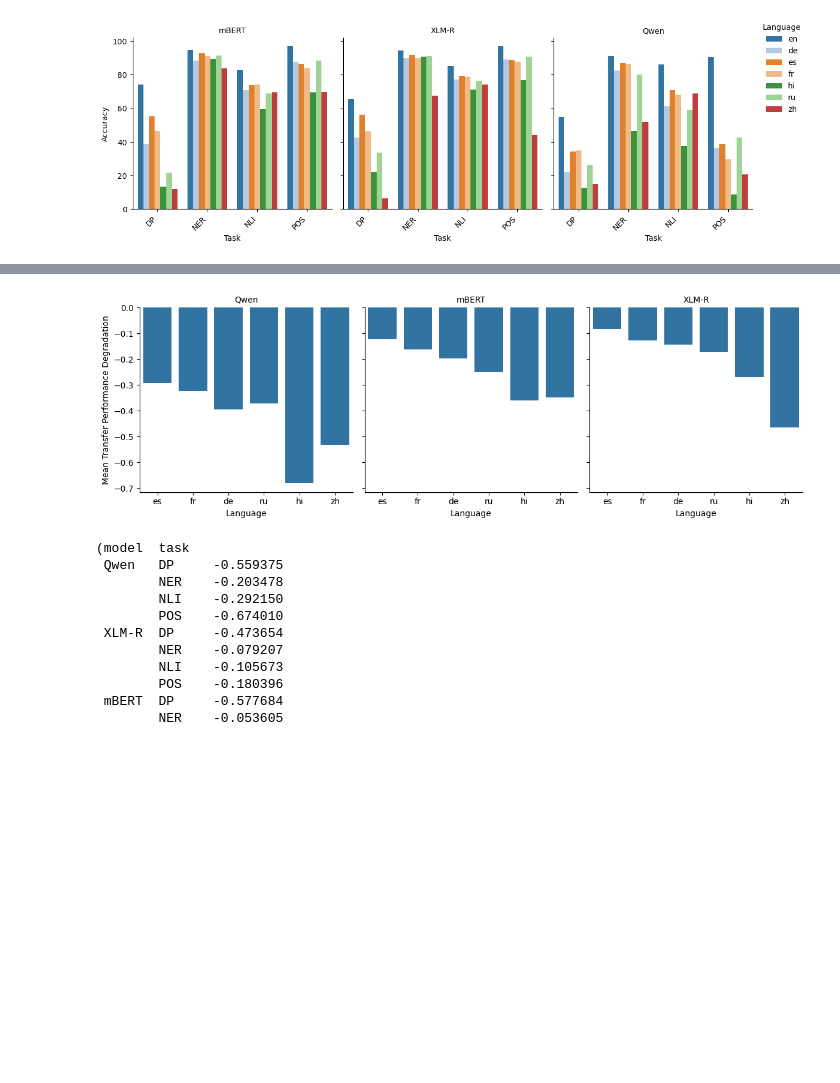
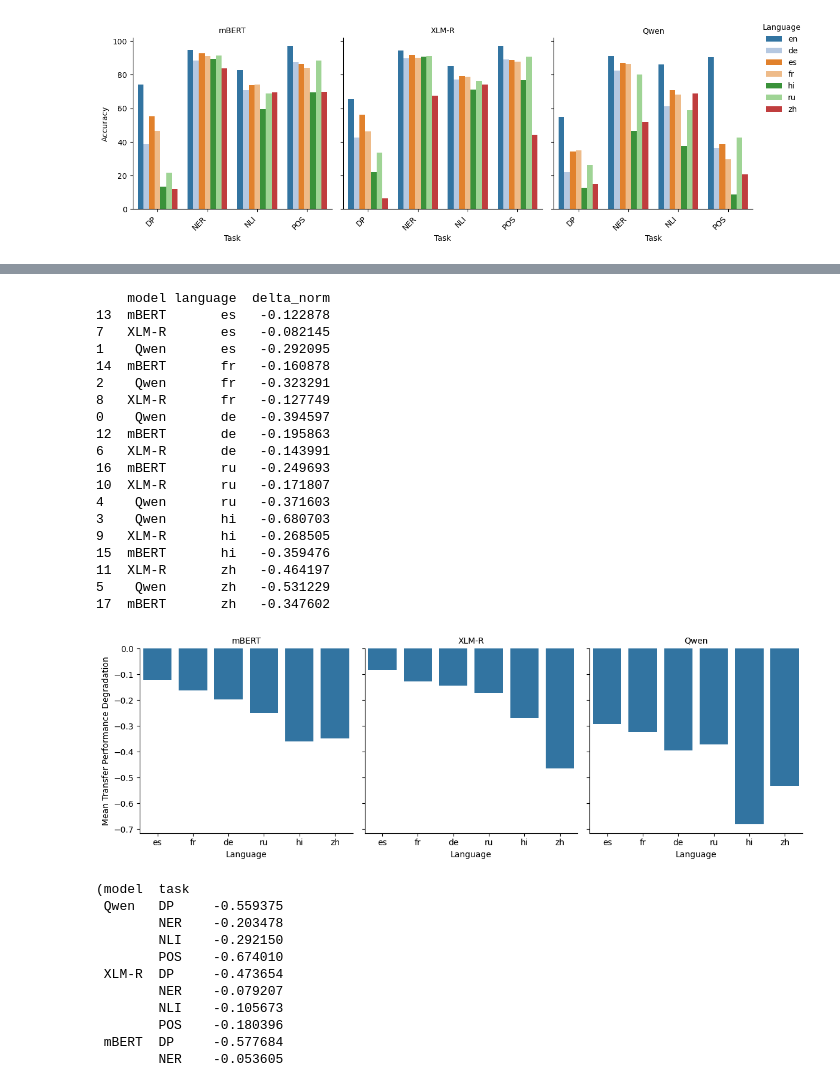
Before and after one commit to erafkin/xling_task_transfer, a Jupyter notebook: notebooks/figure_generation.ipynb, the cells around one changed output, grey strips where cells are left out. Cells and saved outputs as stored; diff of their text form; code cells hidden in the pictures; blank space fills up the shorter version.

```diff
--- a/notebooks/figure_generation.ipynb
+++ b/notebooks/figure_generation.ipynb
@@ -252,37 +252,60 @@ df_remove_en = df_test_scores.loc[df_test_scores["language"] != "base"]
 
 df_lang = df_remove_en.groupby(["model", "language"])["delta_norm"].mean().reset_index()
 custom_order = {'de': 3, 'es': 1, 'fr': 2, 'hi': 5, "ru": 4, "zh": 6}
-df_sorted = df_lang.sort_values(
-    by=['language'],
+df_sorted = df_lang.sort_values(by ="model", ascending=False)
+
+df_sorted = df_sorted.sort_values(
+    by=['language', ],
     key=lambda x: x.map(custom_order)
 )
+print(df_sorted)
+
 # --- Create a FacetGrid with 4 subplots, one for each task ---
 g = sns.FacetGrid(
     df_sorted,
     col="model",
     col_wrap=3,
     sharey=True,
     sharex=False,
     height=4,
 )
 # --- Map a grouped barplot onto each facet ---
 g.map_dataframe(
     sns.barplot,
     x="language",
     y="delta_norm",
     # hue="language",
     # palette="tab20"
 )
 
 # --- Customize ---
 g.set_axis_labels("Language", "Mean Transfer Performance Degradation")
 g.set_titles("{col_name}")
 
 
 # plt.tight_layout()
 plt.show()
 # %% [output]
+    model language  delta_norm
+13  mBERT       es   -0.122878
+7   XLM-R       es   -0.082145
+1    Qwen       es   -0.292095
+14  mBERT       fr   -0.160878
+2    Qwen       fr   -0.323291
+8   XLM-R       fr   -0.127749
+0    Qwen       de   -0.394597
+12  mBERT       de   -0.195863
+6   XLM-R       de   -0.143991
+16  mBERT       ru   -0.249693
+10  XLM-R       ru   -0.171807
+4    Qwen       ru   -0.371603
+3    Qwen       hi   -0.680703
+9   XLM-R       hi   -0.268505
+15  mBERT       hi   -0.359476
+11  XLM-R       zh   -0.464197
+5    Qwen       zh   -0.531229
+17  mBERT       zh   -0.347602
-[figure, old version]
+[figure, new version]
 # %%
 df_remove_en = df_test_scores.loc[df_test_scores["language"] != "base"]
 df_remove_en.groupby(["model", "task"])["delta_norm"].mean(), df_remove_en.groupby(["model", "language"])["delta_norm"].mean()
```
Also changed, not shown: parts of 5 cells of this notebook.
